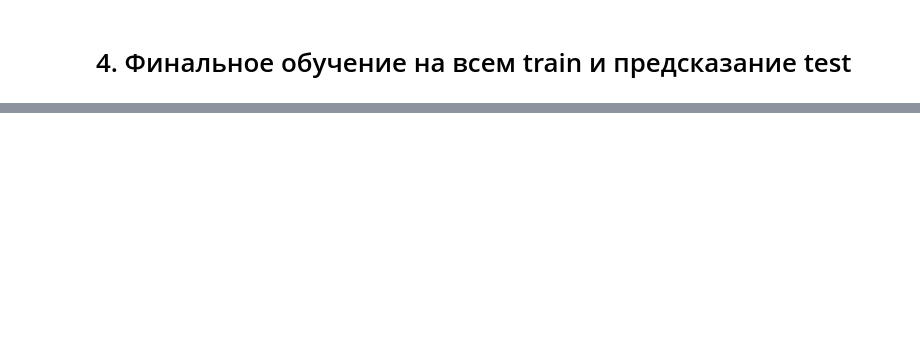
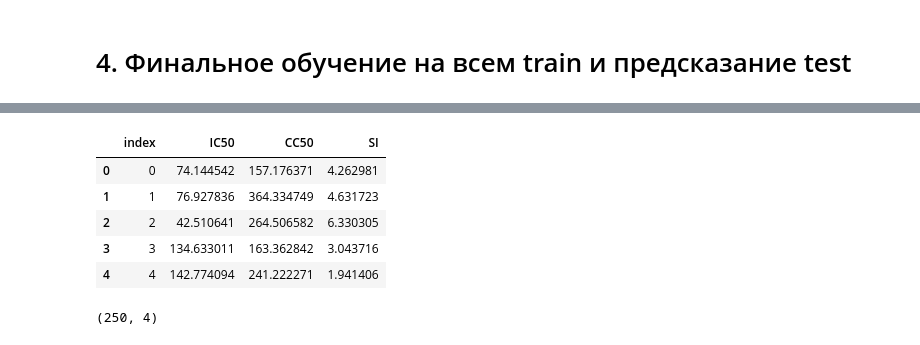
Before and after one commit to darthKwisatzHaderach/mephi-unsupervised-learning, a Jupyter notebook: ChemiAI/solution.ipynb, the cells around one changed output, grey strips where cells are left out. Saved outputs shown, nothing was run; the diff lists cells and outputs as text; code cells hidden in the pictures; blank space fills up the shorter version.

```diff
--- a/ChemiAI/solution.ipynb
+++ b/ChemiAI/solution.ipynb
@@ -407,0 +696,49 @@ display(submission.shape)
+# %%
+seeds = [42, 2024, 7]
+preds_test_tuned = np.zeros((len(X_test), 3), dtype=float)
+
+for seed in seeds:
+    preds_seed = np.zeros((len(X_test), 3), dtype=float)
+
+    for j, col in enumerate(TARGET_COLS):
+        params = best_params_by_target[col]
+        y_fit = np.log1p(y_train[col]) if use_log_best else y_train[col]
+
+        model = CatBoostRegressor(
+            loss_function="RMSE",
+            eval_metric="RMSE",
+            random_seed=seed,
+            verbose=False,
+            **params,
+        )
+        model.fit(X_train, y_fit)
+
+        p = model.predict(X_test)
+        if use_log_best:
+            p = np.expm1(p)
+
+        # На всякий случай отсекаем отрицательные значения после обратного преобразования.
+        p = np.clip(p, 0, None)
+        preds_seed[:, j] = p
+
+    preds_test_tuned += preds_seed
+
+preds_test_tuned /= len(seeds)
+
+submission_tuned = sample_submission.copy()
+submission_tuned["IC50"] = preds_test_tuned[:, 0]
+submission_tuned["CC50"] = preds_test_tuned[:, 1]
+submission_tuned["SI"] = preds_test_tuned[:, 2]
+
+submission_tuned.to_csv("submission_targetwise_tuned.csv", index=False)
+
+display(submission_tuned.head())
+display(submission_tuned.shape)
+# %% [output]
+|  | index | IC50 | CC50 | SI |
+| 0 | 0 | 74.144542 | 157.176371 | 4.262981 |
+| 1 | 1 | 76.927836 | 364.334749 | 4.631723 |
+| 2 | 2 | 42.510641 | 264.506582 | 6.330305 |
+| 3 | 3 | 134.633011 | 163.362842 | 3.043716 |
+| 4 | 4 | 142.774094 | 241.222271 | 1.941406 |
+(250, 4)
```
Also changed, not shown: parts of 16 cells of this notebook.
